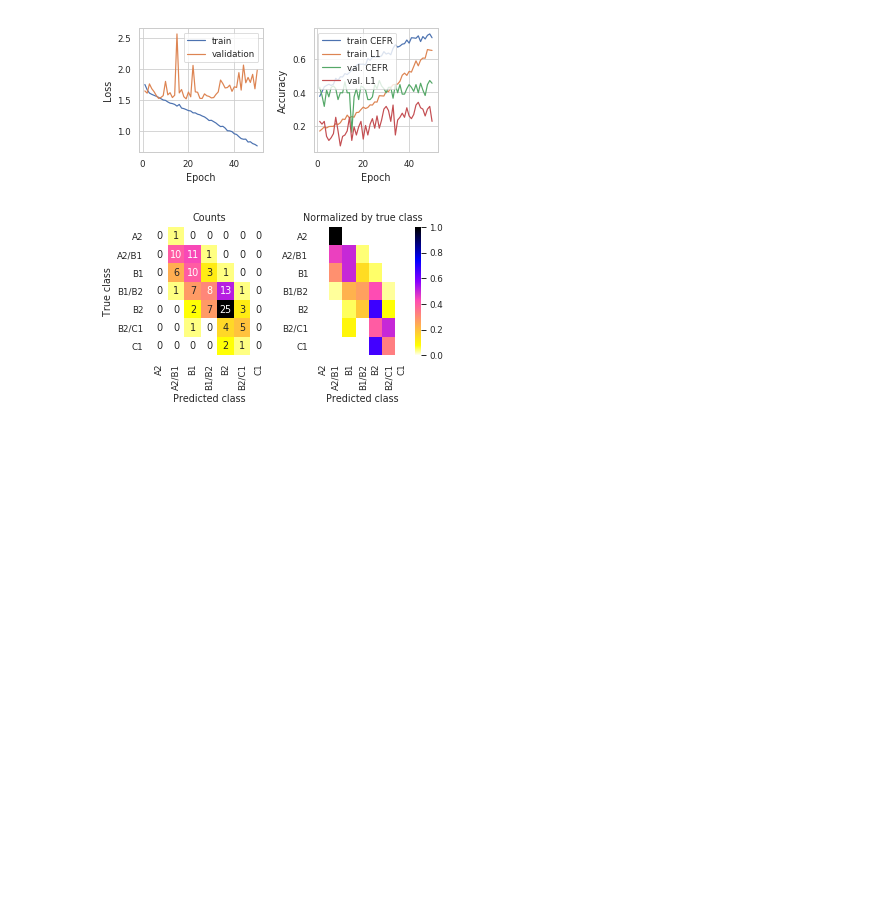
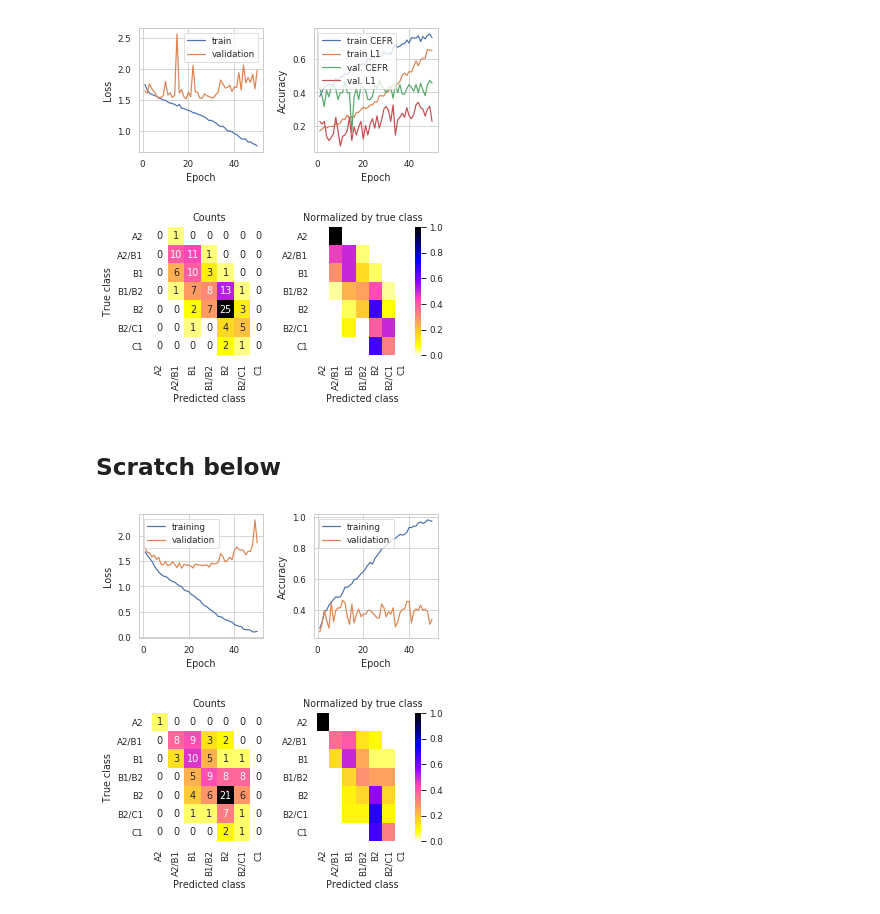
Before and after one commit to PhyloStar/NorskASK, a Jupyter notebook: notebooks/Confusion matrices.ipynb, the cells around one changed output. Drawn from its saved outputs; the diff is of its cells as text; code cells hidden in the pictures; blank space fills up the shorter version.

```diff
--- a/notebooks/Confusion matrices.ipynb
+++ b/notebooks/Confusion matrices.ipynb
@@ -100,3 +100,14 @@ conf_matrices(r)
 # %% [output]
 [figure]
 [figure]
+# %% [markdown]
+## Scratch below
+# %%
+r = pickle.load((RESULTS_DIR / 'rnn-26287008_23.pkl').open('rb'))
+history_plot(r)
+#plt.savefig(str(IMG_DIR / 'rnn-training.pdf'), bbox_inches='tight')
+conf_matrices(r)
+#plt.savefig(str(IMG_DIR / 'rnn-confusion.pdf'), bbox_inches='tight')
+# %% [output]
+[figure, added]
+[figure, added]
```
Also changed, not shown: parts of 1 cell of this notebook, 7 other files.
